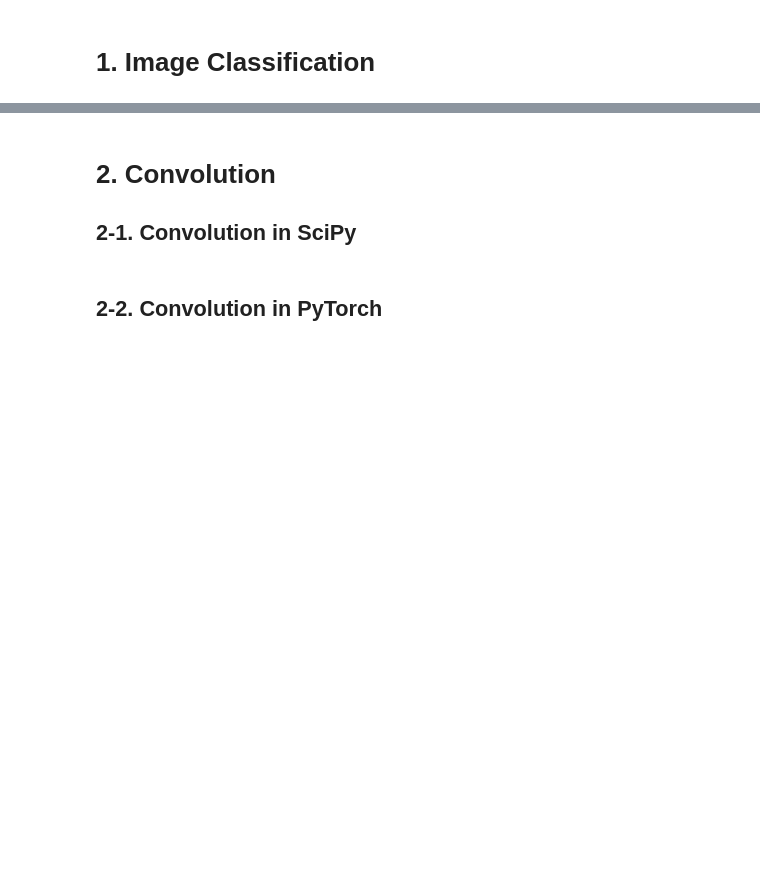
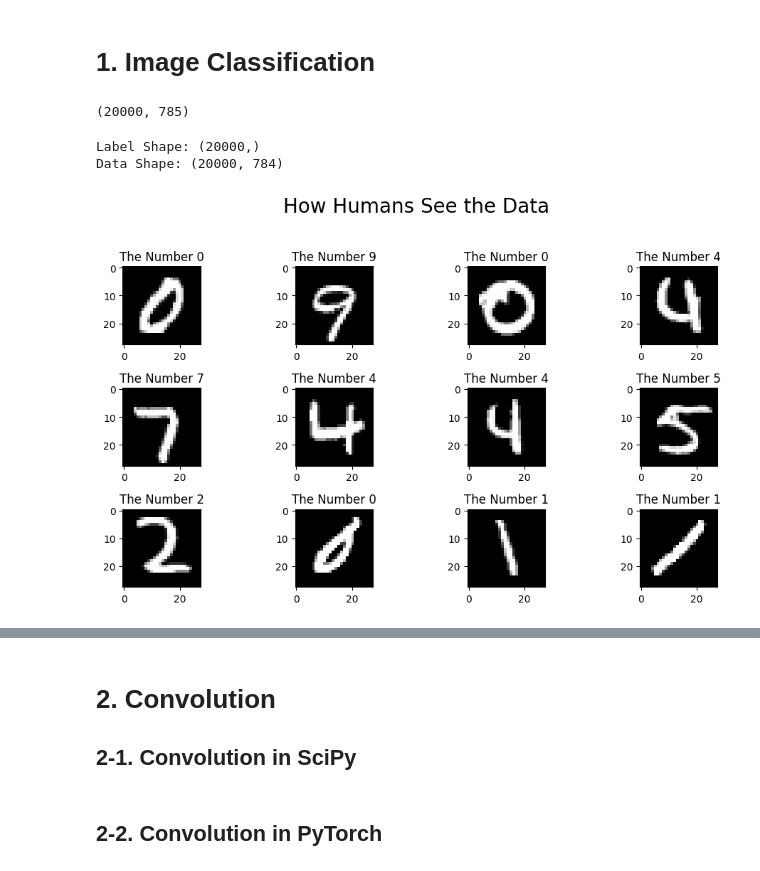
Before and after one commit to yungshun317/torch-nlp, a Jupyter notebook: convolutional_neural_networks.ipynb, the cells around one changed output, grey strips where cells are left out. Saved outputs shown, nothing was run; the diff lists cells and outputs as text; code cells hidden in the pictures; blank space fills up the shorter version.

```diff
--- a/convolutional_neural_networks.ipynb
+++ b/convolutional_neural_networks.ipynb
@@ -1,8 +1,21 @@
 # %% [markdown]
 # 1. Image Classification
 # %%
-# import dataset (comes with colab!)
-data = np.loadtxt(open('sample_data/mnist_train_small.csv','rb'),delimiter=',')
+import numpy as np
+
+# Import MNIST dataset
+data = np.loadtxt(open('datasets/mnist/mnist_train_small.csv', 'rb'), delimiter=',')
+# Shape of the data matrix
+print(data.shape)
+# %% [output]
+(20000, 785)
 # %%
-# shape of the data matrix
-data.shape
+# Extract labels and remove from data
+labels = data[:, 0]
+data = data[:, 1:]
+
+print("Label Shape:", labels.shape)
+print("Data Shape:", data.shape)
+# %% [output]
+Label Shape: (20000,)
+Data Shape: (20000, 784)
@@ -16,19 +22,23 @@ print(data.shape)
 # %%
-# show a few random digits
-fig,axs = plt.subplots(3,4,figsize=(10,6))
+import matplotlib.pyplot as plt
+
+# Show a few random digits
+fig, axs = plt.subplots(3, 4, figsize=(10, 6))
 
 for ax in axs.flatten():
-  # pick a random image
-  randimg2show = np.random.randint(0,high=data.shape[0])
+  # Pick a random image
+  random_image_idx = np.random.randint(0, high=data.shape[0])
 
-  # create the image (must be reshaped!)
-  img = np.reshape(data[randimg2show,:],(28,28))
-  ax.imshow(img,cmap='gray')
+  # Create the image
+  random_image = np.reshape(data[random_image_idx, :], (28, 28))
+  ax.imshow(random_image, cmap='gray')
 
-  # title
-  ax.set_title('The number %i'%labels[randimg2show])
+  # Title
+  ax.set_title('The Number %i' % labels[random_image_idx])
 
-plt.suptitle('How humans see the data',fontsize=20)
-plt.tight_layout(rect=[0,0,1,.95])
+plt.suptitle('How Humans See the Data', fontsize=20)
+plt.tight_layout(rect=[0, 0, 1, .95])
 plt.show()
+# %% [output]
+[figure, added]
 # %%
```
Also changed, not shown: parts of 4 cells of this notebook, 1 other file.
